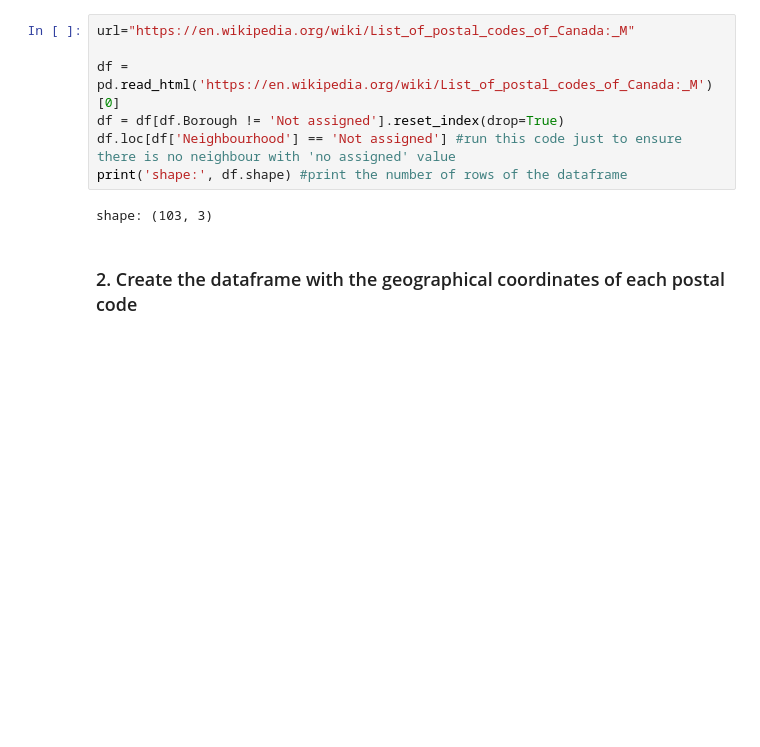
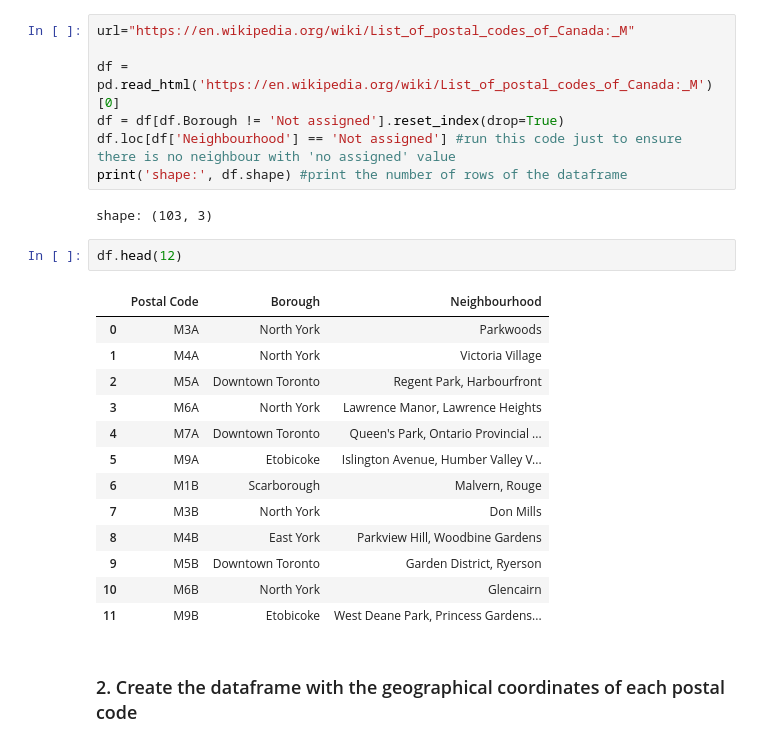
Before and after one commit to szechea/Coursera_Capstone, a Jupyter notebook: Segmenting and Clustering Neighborhoods.ipynb, the cells around one changed output. Drawn from its saved outputs; the diff is of its cells as text; blank space fills up the shorter version.

```diff
--- a/Segmenting and Clustering Neighborhoods.ipynb
+++ b/Segmenting and Clustering Neighborhoods.ipynb
@@ -44,6 +44,22 @@ df.loc[df['Neighbourhood'] == 'Not assigned'] #run this code just to ensure ther
 print('shape:', df.shape) #print the number of rows of the dataframe
 # %% [output]
 shape: (103, 3)
+# %%
+df.head(12)
+# %% [output]
+|  | Postal Code | Borough | Neighbourhood |
+| 0 | M3A | North York | Parkwoods |
+| 1 | M4A | North York | Victoria Village |
+| 2 | M5A | Downtown Toronto | Regent Park, Harbourfront |
+| 3 | M6A | North York | Lawrence Manor, Lawrence Heights |
+| 4 | M7A | Downtown Toronto | Queen's Park, Ontario Provincial ... |
+| 5 | M9A | Etobicoke | Islington Avenue, Humber Valley V... |
+| 6 | M1B | Scarborough | Malvern, Rouge |
+| 7 | M3B | North York | Don Mills |
+| 8 | M4B | East York | Parkview Hill, Woodbine Gardens |
+| 9 | M5B | Downtown Toronto | Garden District, Ryerson |
+| 10 | M6B | North York | Glencairn |
+| 11 | M9B | Etobicoke | West Deane Park, Princess Gardens... |
 # %% [markdown]
 <h3>2. Create the dataframe with the geographical coordinates of each postal code</h3>
 # %%
```
Also changed, not shown: parts of 1 cell of this notebook.
